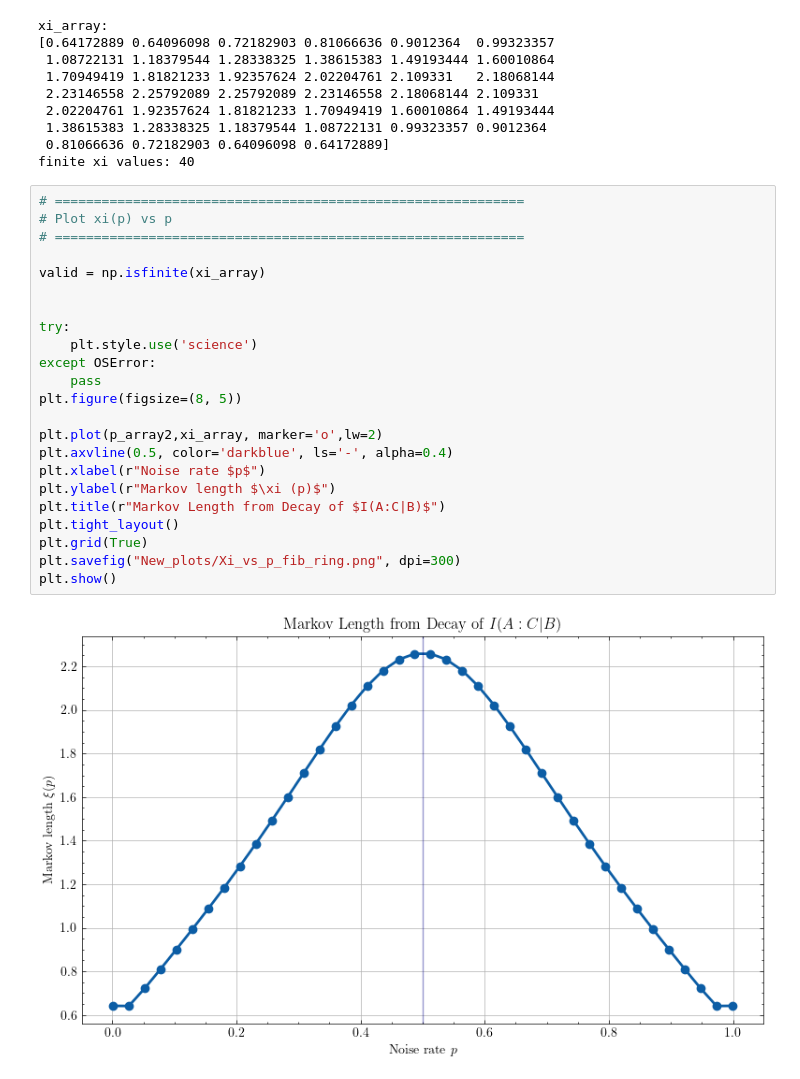
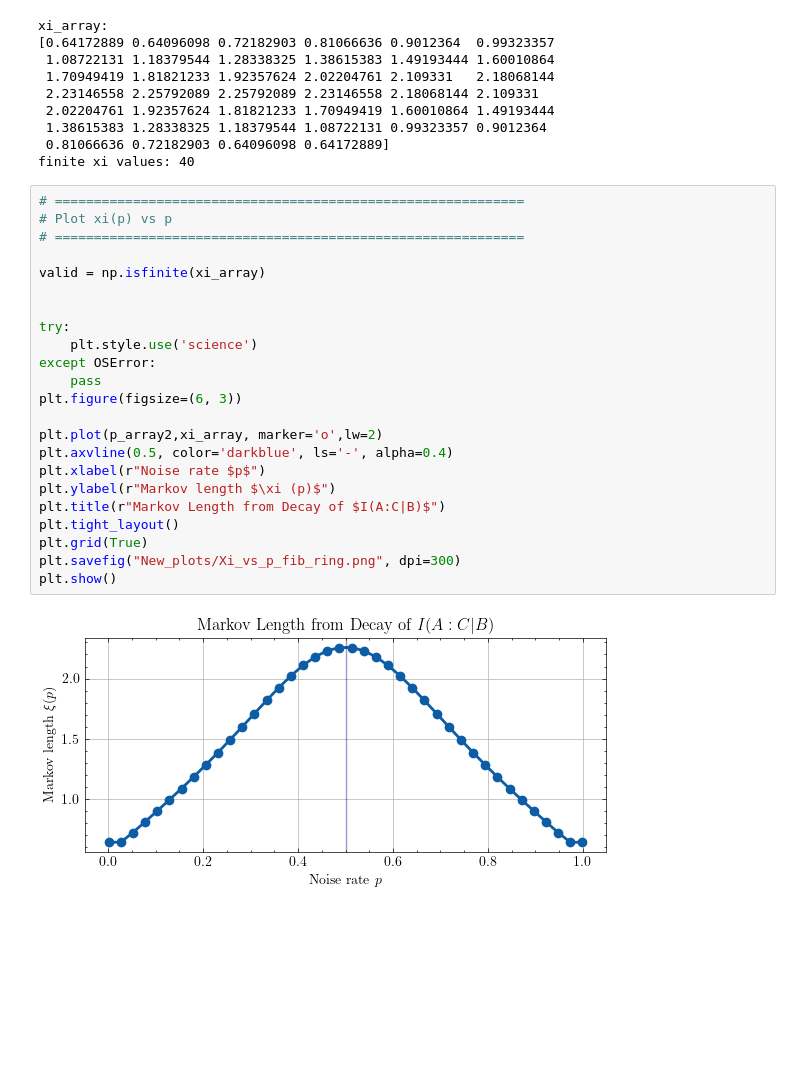
Before and after one commit to HannaKarwowska/PSI-Essay, a Jupyter notebook: New_codes/Fibonacci_ring_optimized_executed.ipynb, the cells around one changed output. Cells and saved outputs as stored; diff of their text form; blank space fills up the shorter version.

```diff
--- a/New_codes/Fibonacci_ring_optimized_executed.ipynb
+++ b/New_codes/Fibonacci_ring_optimized_executed.ipynb
@@ -726,28 +726,28 @@ finite xi values: 40
 # %%
 # ============================================================
 # Plot xi(p) vs p
 # ============================================================
 
 valid = np.isfinite(xi_array)
 
 
 try:
     plt.style.use('science')
 except OSError:
     pass
-plt.figure(figsize=(8, 5))
+plt.figure(figsize=(6, 3))
 
 plt.plot(p_array2,xi_array, marker='o',lw=2)
 plt.axvline(0.5, color='darkblue', ls='-', alpha=0.4)
 plt.xlabel(r"Noise rate $p$")
 plt.ylabel(r"Markov length $\xi (p)$")
 plt.title(r"Markov Length from Decay of $I(A:C|B)$")
 plt.tight_layout()
 plt.grid(True)
 plt.savefig("New_plots/Xi_vs_p_fib_ring.png", dpi=300)
 plt.show()
 # %% [output]
-[figure, old version]
+[figure, new version]
 # %%
 # ============================================================
 # CMI vs noise rate p for different distances r
```
Also changed, not shown: parts of 2 cells of this notebook, 3 other files.
